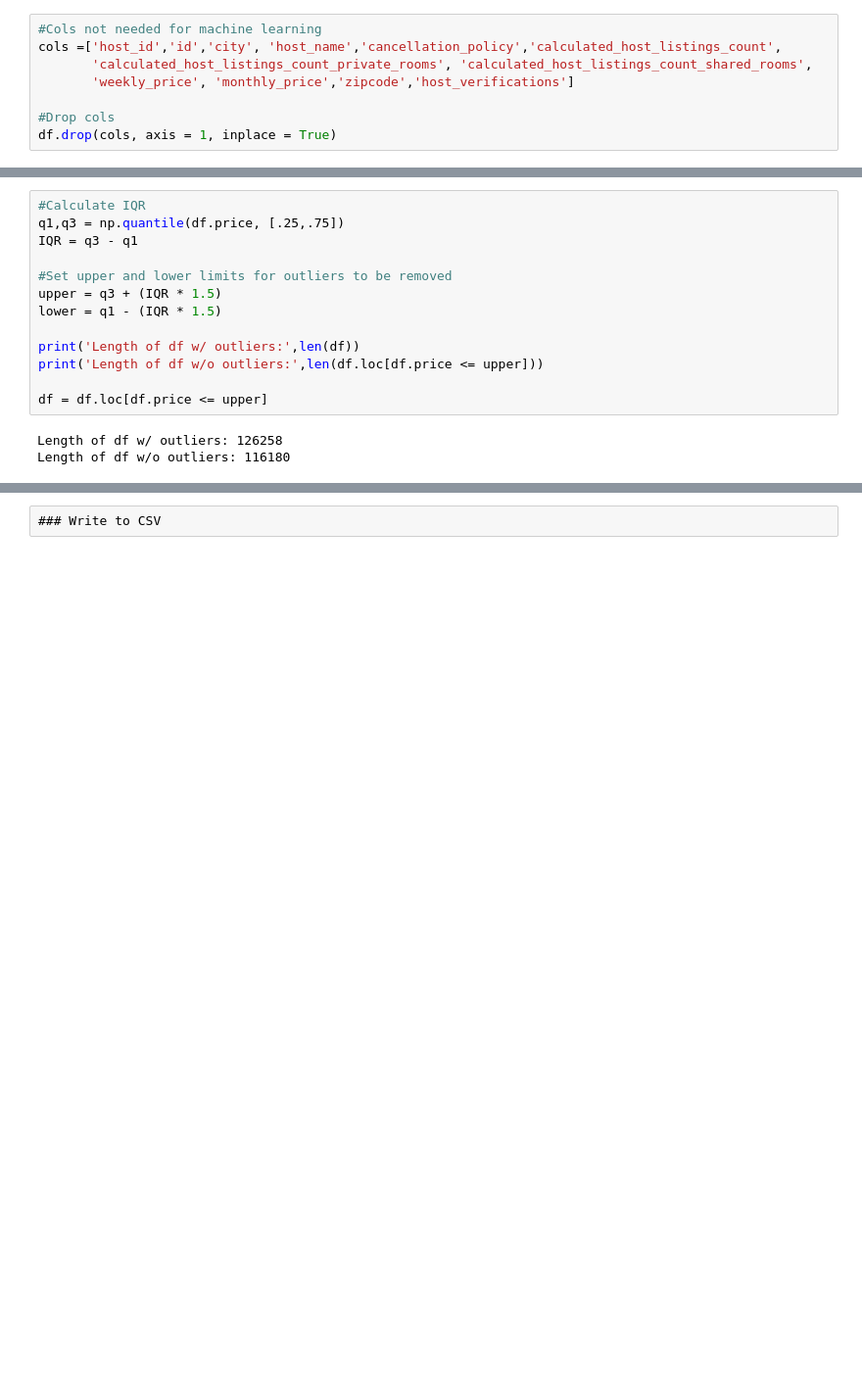
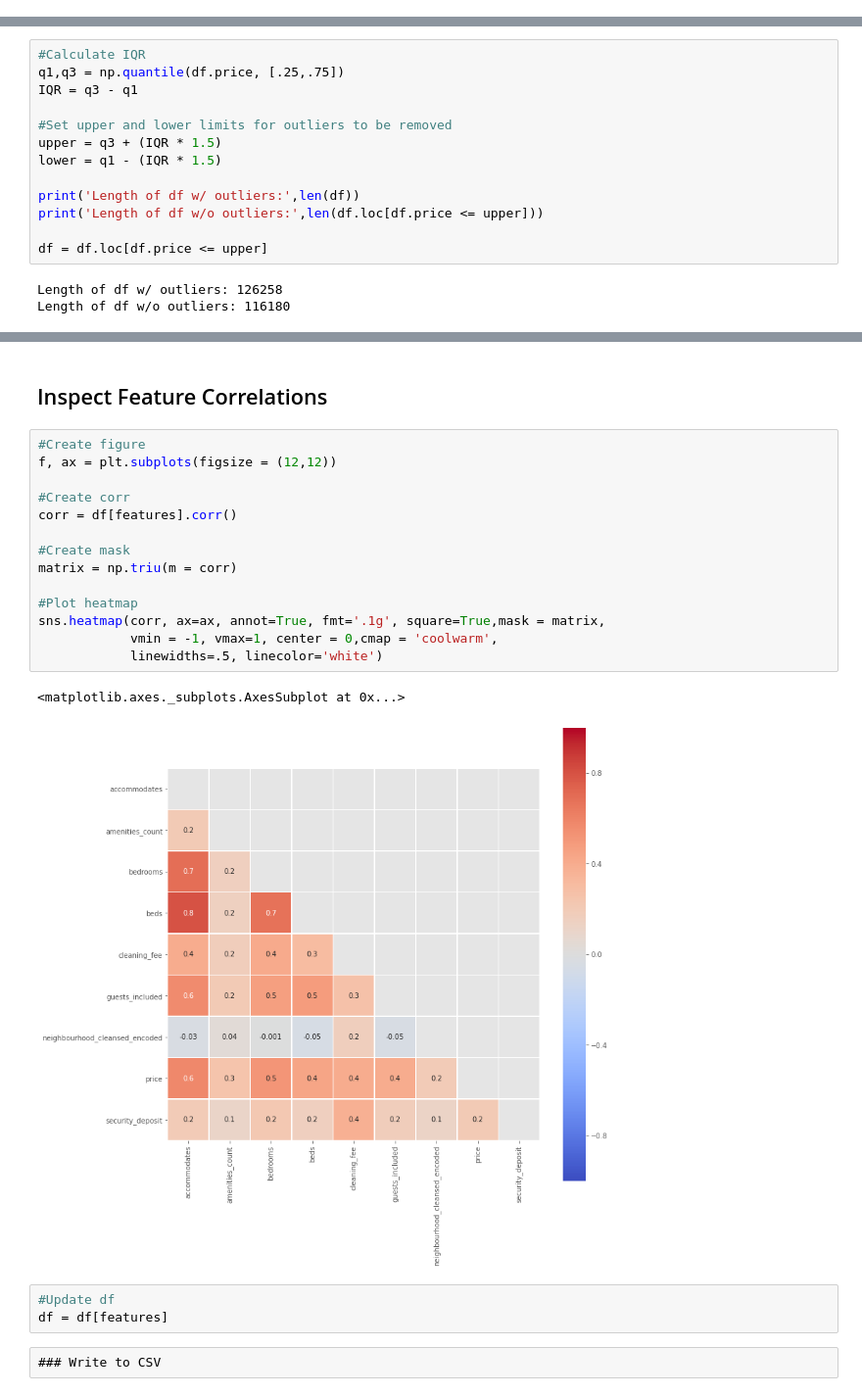
Before and after one commit to KishenSharma6/SF_Airbnb_Rental_Market_Analysis, a Jupyter notebook: Project_Codes/03_Processing/2020_0530_Listings_ML_Preprocessing.ipynb, the cells around one changed output, grey strips where cells are left out. Shown at 98% size. Saved outputs shown, nothing was run; the diff lists cells and outputs as text; blank space fills up the shorter version.

Commit message:
Removed time features. Dropped variables with weak correlation to target

```diff
--- a/Project_Codes/03_Processing/2020_0530_Listings_ML_Preprocessing.ipynb
+++ b/Project_Codes/03_Processing/2020_0530_Listings_ML_Preprocessing.ipynb
@@ -73,8 +69,0 @@ Image(filename= visualizations +  '/weekday_price_box.png', width=700, height=40
-# %%
-#Cols not needed for machine learning
-cols =['host_id','id','city', 'host_name','cancellation_policy','calculated_host_listings_count',
-       'calculated_host_listings_count_private_rooms', 'calculated_host_listings_count_shared_rooms',
-       'weekly_price', 'monthly_price','zipcode','host_verifications']
-
-#Drop cols
-df.drop(cols, axis = 1, inplace = True)
@@ -212,3 +220,25 @@ Length of df w/o outliers: 116180
+# %% [markdown]
+## Inspect Feature Correlations
+# %%
+#Create figure
+f, ax = plt.subplots(figsize = (12,12))
+
+#Create corr
+corr = df[features].corr()
+
+#Create mask
+matrix = np.triu(m = corr)
+
+#Plot heatmap
+sns.heatmap(corr, ax=ax, annot=True, fmt='.1g', square=True,mask = matrix,
+            vmin = -1, vmax=1, center = 0,cmap = 'coolwarm',
+            linewidths=.5, linecolor='white')
+# %% [output]
+<matplotlib.axes._subplots.AxesSubplot at 0x...>
+[figure, added]
+# %%
+#Update df
+df = df[features]
 # %% [raw]
 ### Write to CSV
 # %% [markdown]
```
Also changed, not shown: parts of 14 cells of this notebook.
